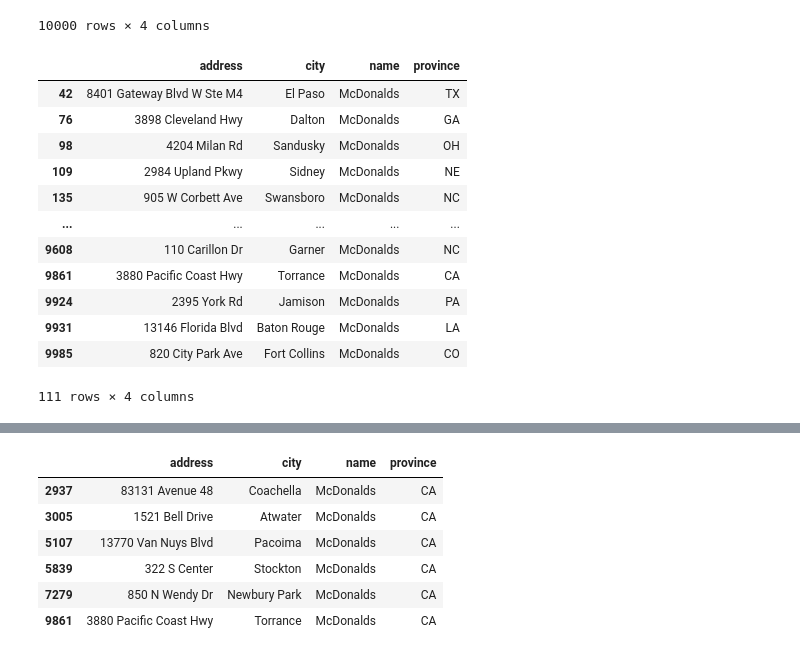
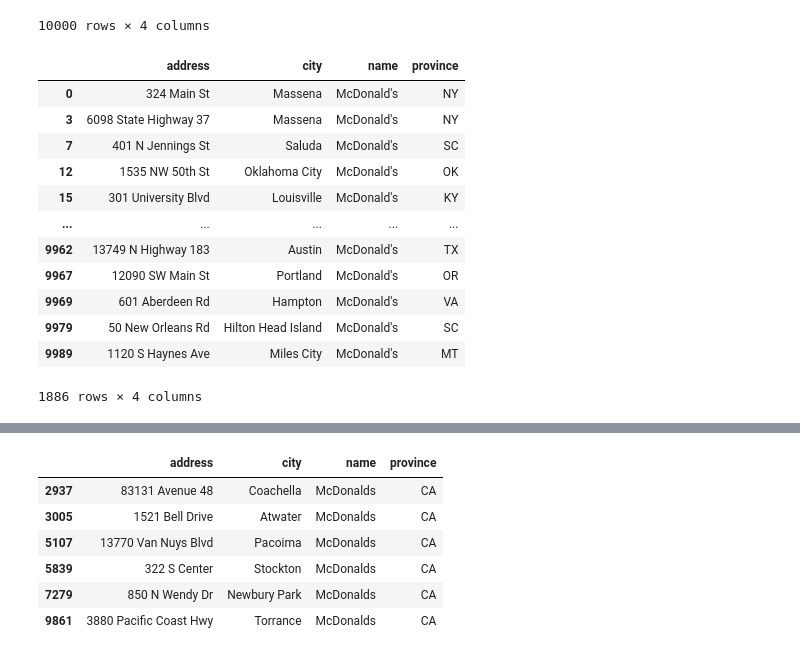
Before and after one commit to Denise1991/US_Fast_Food, a Jupyter notebook: fast food in the US.ipynb, the cells around one changed output, grey strips where cells are left out. Saved outputs shown, nothing was run; the diff lists cells and outputs as text; code cells hidden in the pictures.

```diff
--- a/fast food in the US.ipynb
+++ b/fast food in the US.ipynb
@@ -204,19 +194,21 @@ dframe1
 | 9999 | 5701 E La Palma Ave | Anaheim | Carl's Jr. | CA |
 10000 rows × 4 columns
 # %%
-prov_rest= dframe1[(dframe1["name"]=="McDonalds")]
+#exploring the date
+#create a dataframe with entires having a McDonalds restaurant
+prov_rest= dframe1[(dframe1["name"]=="McDonald's")]
 prov_rest
 # %% [output]
 |  | address | city | name | province |
-| 42 | 8401 Gateway Blvd W Ste M4 | El Paso | McDonalds | TX |
-| 76 | 3898 Cleveland Hwy | Dalton | McDonalds | GA |
-| 98 | 4204 Milan Rd | Sandusky | McDonalds | OH |
-| 109 | 2984 Upland Pkwy | Sidney | McDonalds | NE |
-| 135 | 905 W Corbett Ave | Swansboro | McDonalds | NC |
+| 0 | 324 Main St | Massena | McDonald's | NY |
+| 3 | 6098 State Highway 37 | Massena | McDonald's | NY |
+| 7 | 401 N Jennings St | Saluda | McDonald's | SC |
+| 12 | 1535 NW 50th St | Oklahoma City | McDonald's | OK |
+| 15 | 301 University Blvd | Louisville | McDonald's | KY |
 | ... | ... | ... | ... | ... |
-| 9608 | 110 Carillon Dr | Garner | McDonalds | NC |
-| 9861 | 3880 Pacific Coast Hwy | Torrance | McDonalds | CA |
-| 9924 | 2395 York Rd | Jamison | McDonalds | PA |
-| 9931 | 13146 Florida Blvd | Baton Rouge | McDonalds | LA |
-| 9985 | 820 City Park Ave | Fort Collins | McDonalds | CO |
+| 9962 | 13749 N Highway 183 | Austin | McDonald's | TX |
+| 9967 | 12090 SW Main St | Portland | McDonald's | OR |
+| 9969 | 601 Aberdeen Rd | Hampton | McDonald's | VA |
+| 9979 | 50 New Orleans Rd | Hilton Head Island | McDonald's | SC |
+| 9989 | 1120 S Haynes Ave | Miles City | McDonald's | MT |
-111 rows × 4 columns
+1886 rows × 4 columns
```
Also changed, not shown: parts of 60 cells of this notebook.
